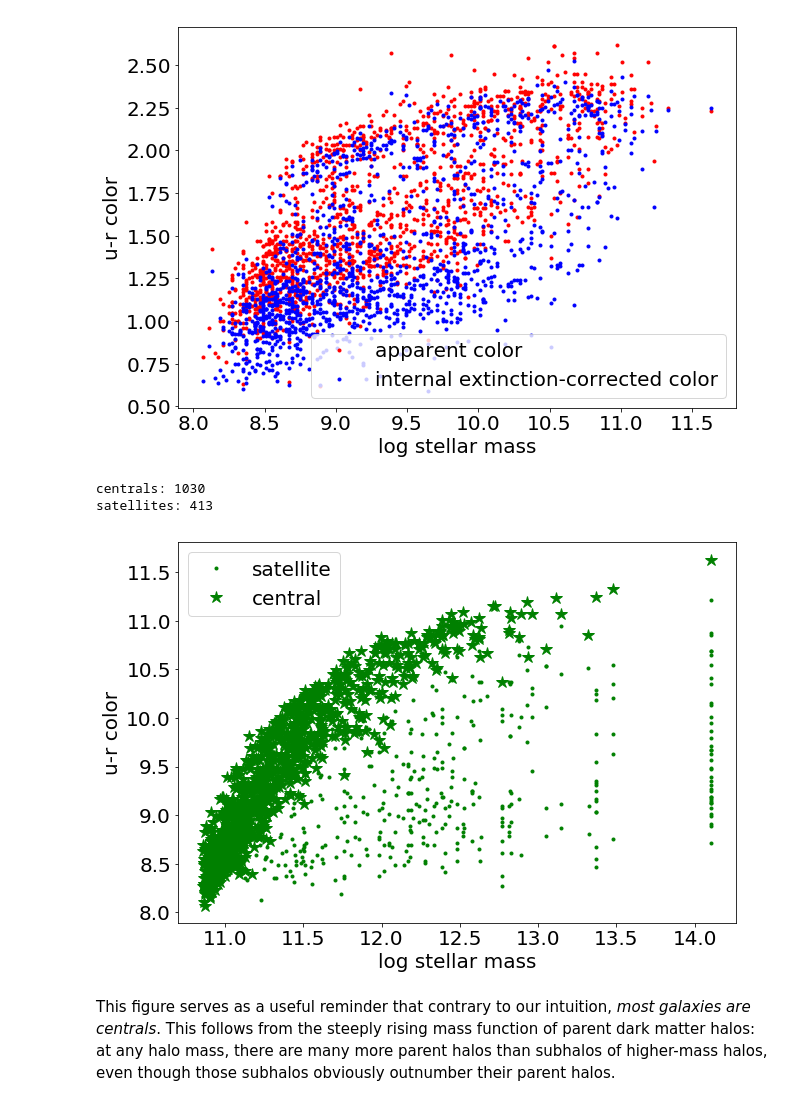
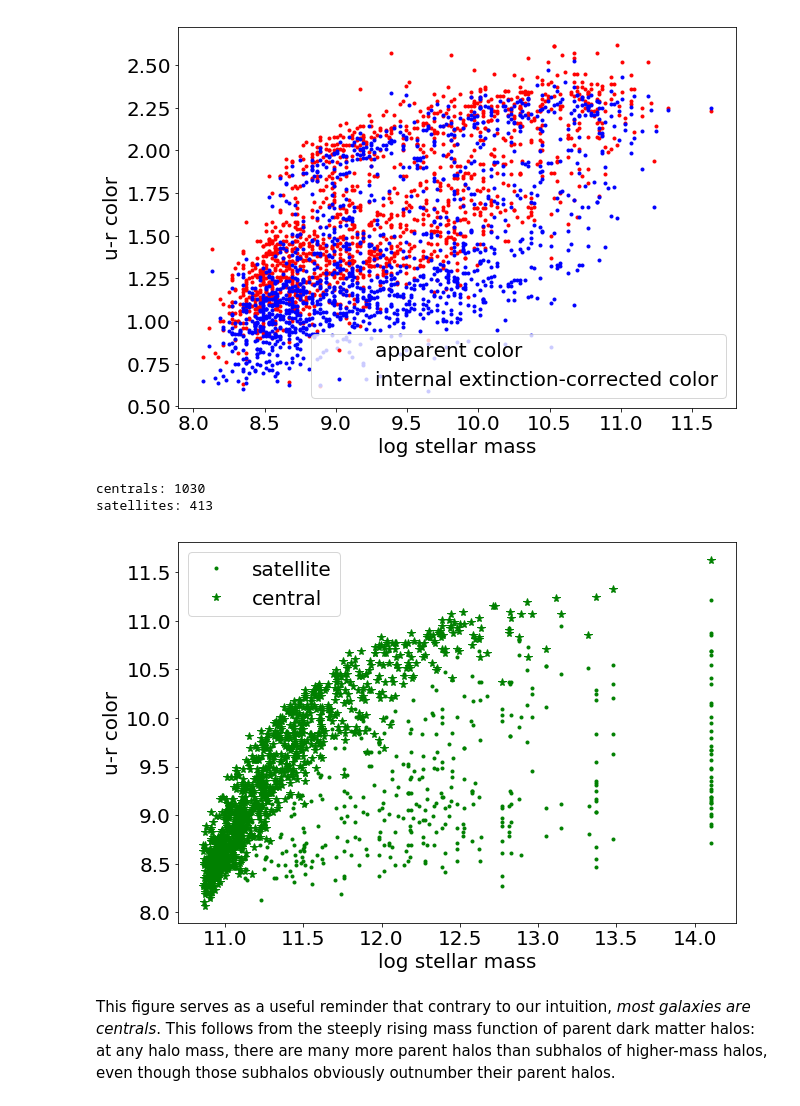
Before and after one commit to resolvesurvey/database-tutorial, a Jupyter notebook: RESOLVE_DataTutorial.ipynb, the cells around one changed output. Drawn from its saved outputs; the diff is of its cells as text; code cells hidden in the pictures.

```diff
--- a/RESOLVE_DataTutorial.ipynb
+++ b/RESOLVE_DataTutorial.ipynb
@@ -79,17 +79,17 @@ plt.legend(loc="best")
 # %%
 fig2 = plt.figure(2,figsize=(10,7))
 plt.clf()
 plt.plot(logmhalo[np.where(inorigsample & sat)],logmstar[np.where(inorigsample & sat)],'g.', label="satellite")
-plt.plot(logmhalo[np.where(inorigsample & cent)],logmstar[np.where(inorigsample & cent)],'g*', markersize=12, label="central")
+plt.plot(logmhalo[np.where(inorigsample & cent)],logmstar[np.where(inorigsample & cent)],'g*', markersize=8, label="central")
 plt.xlabel("log stellar mass")
 plt.ylabel("u-r color")
 plt.legend(loc="best")
 print("centrals: %i" % np.sum(cent[np.where(inorigsample)]))
 print("satellites: %i" % np.sum(sat[np.where(inorigsample)]))
 # %% [output]
 centrals: 1030
 satellites: 413
-[figure, old version]
+[figure, new version]
 # %% [markdown]
 This figure serves as a useful reminder that contrary to our intuition, *most galaxies are centrals*. This follows from the steeply rising mass function of parent dark matter halos: at any halo mass, there are many more parent halos than subhalos of higher-mass halos, even though those subhalos obviously outnumber their parent halos.
 # %% [markdown]
```
Also changed, not shown: parts of 1 cell of this notebook, 1 other file.
